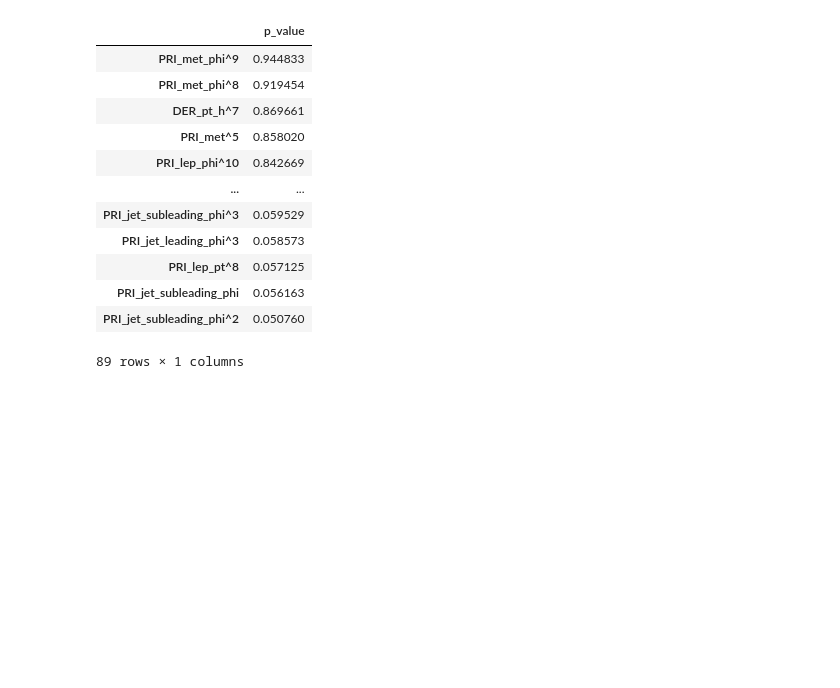
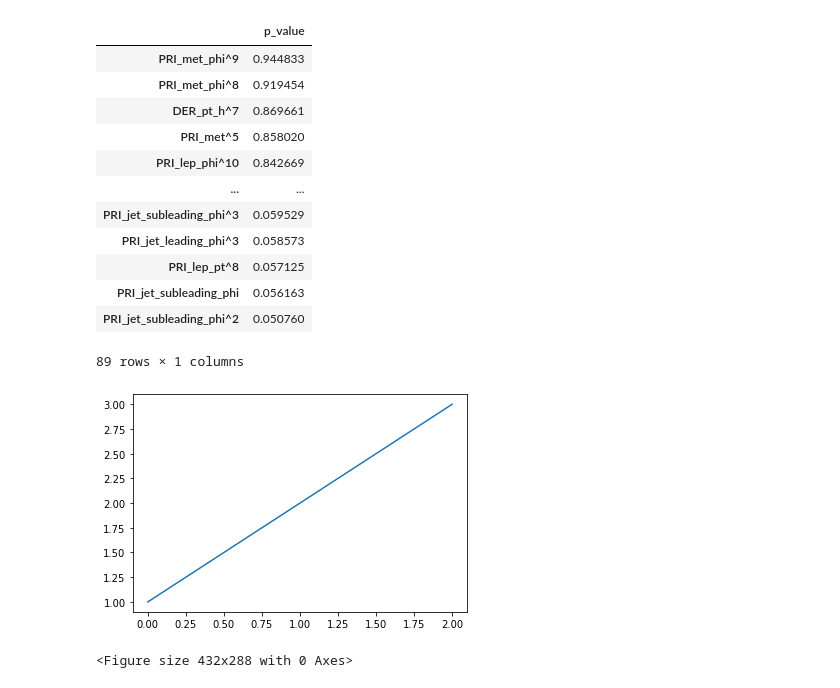
Before and after one commit to Tesa27/ML_project1, a Jupyter notebook: Implementations_v2.ipynb, the cells around one changed output. Cells and saved outputs as stored; diff of their text form; code cells hidden in the pictures; blank space fills up the shorter version.

```diff
--- a/Implementations_v2.ipynb
+++ b/Implementations_v2.ipynb
@@ -604,3 +480,10 @@ useful_stat[useful_stat['p_value']>0.05]
 | PRI_jet_subleading_phi | 0.056163 |
 | PRI_jet_subleading_phi^2 | 0.050760 |
 89 rows × 1 columns
+# %%
+plt.plot([1,2,3])
+plt.show()
+plt.savefig("lala.png")
+# %% [output]
+[figure, added]
+<Figure size 432x288 with 0 Axes>
```
Also changed, not shown: parts of 2 cells of this notebook.
